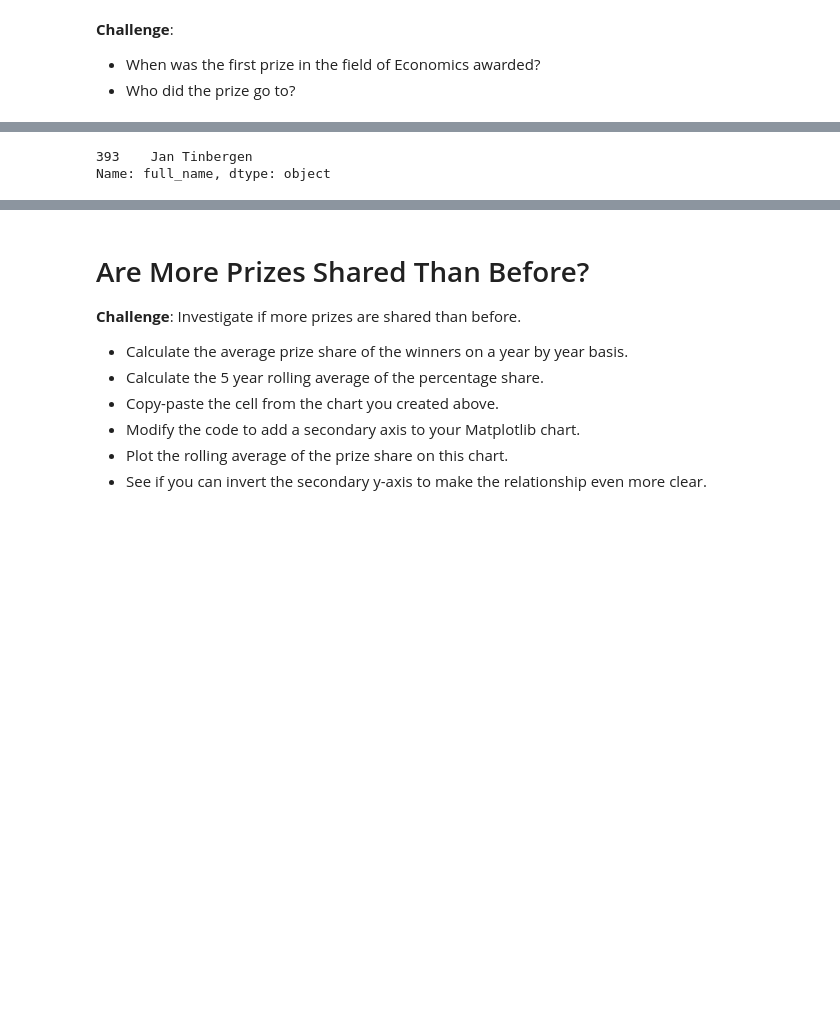
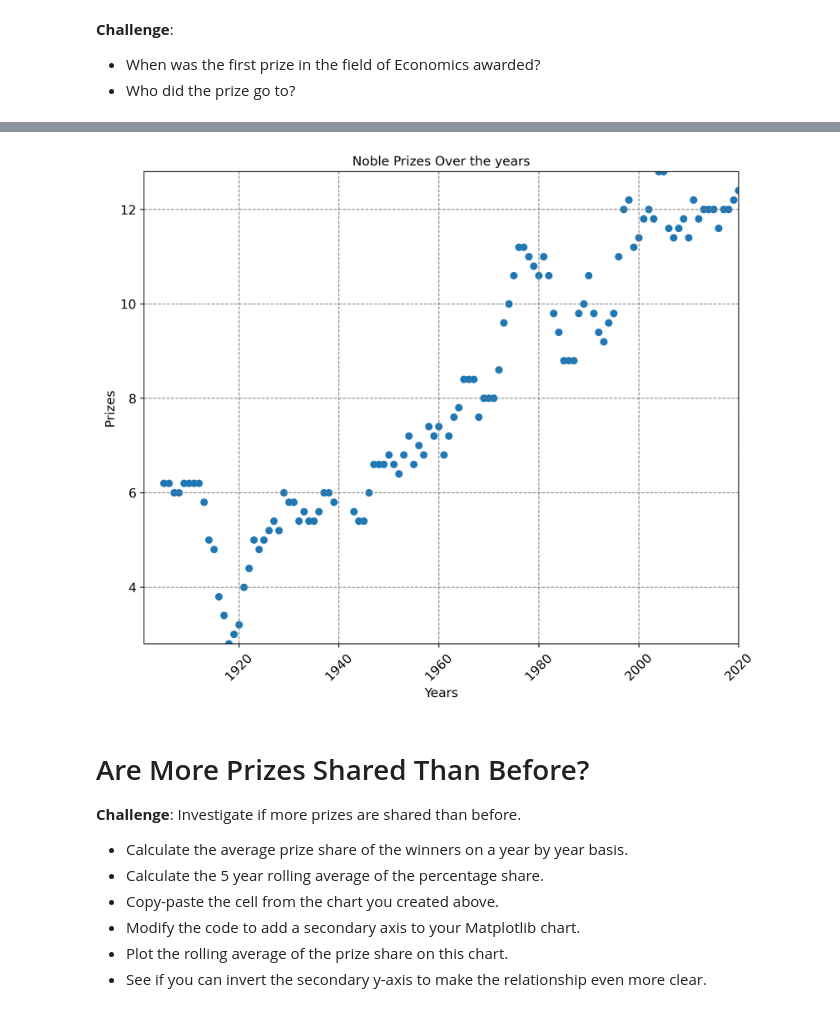
Before and after one commit to nico-Zero/Python, a Jupyter notebook: New_Shit__/Angela_Yu__/Day_79_Nobal_price_Analysis/Nobel_Prize_Analysis_(start).ipynb, the cells around one changed output, grey strips where cells are left out. Drawn from its saved outputs; the diff is of its cells as text; code cells hidden in the pictures; blank space fills up the shorter version.

```diff
--- a/New_Shit__/Angela_Yu__/Day_79_Nobal_price_Analysis/Nobel_Prize_Analysis_(start).ipynb
+++ b/New_Shit__/Angela_Yu__/Day_79_Nobal_price_Analysis/Nobel_Prize_Analysis_(start).ipynb
@@ -277,9 +167,10 @@ The first award in Economics was in year 1969.
 # %%
-min_eco_prize_name = category_eco_data[category_eco_data.year == category_eco_data.year.min()].head(1).full_name
+min_eco_prize_name = (
+    category_eco_data[category_eco_data.year == category_eco_data.year.min()]
+    .head(1)
+    .full_name
+)
 print(f"{min_eco_prize_name}")
-# %% [output]
-393    Jan Tinbergen
-Name: full_name, dtype: object
 # %% [markdown]
 # Male and Female Winners by Category
 
@@ -312,6 +209,24 @@ px.bar(data,labels={"value":"Number of Prizes","index":"Noble Prize Categories",
 
 -   Looking at the chart, did the first and second world wars have an impact on the number of prizes being given out?
 -   What could be the reason for the trend in the chart?
+# %%
+rolling_data = df_data.groupby("year")["prize"].count().rolling(5).mean()
+
+plt.figure(figsize=(10, 8), dpi=300)
+plt.xticks(fontsize=12, rotation=45)
+plt.yticks(fontsize=12)
+plt.title("Noble Prizes Over the years")
+plt.grid(color="gray", linestyle="dashed")
+
+plt.xlabel("Years", fontsize=12)
+plt.ylabel("Prizes", fontsize=12)
+
+plt.ylim(rolling_data.min(), rolling_data.max())
+plt.xlim(rolling_data.index.min(), rolling_data.index.max())
+
+scatter = plt.scatter(x=rolling_data.index, y=list(rolling_data.values))
+# %% [output]
+[figure, added]
 # %% [markdown]
 # Are More Prizes Shared Than Before?
 
```
Also changed, not shown: parts of 16 cells of this notebook.
